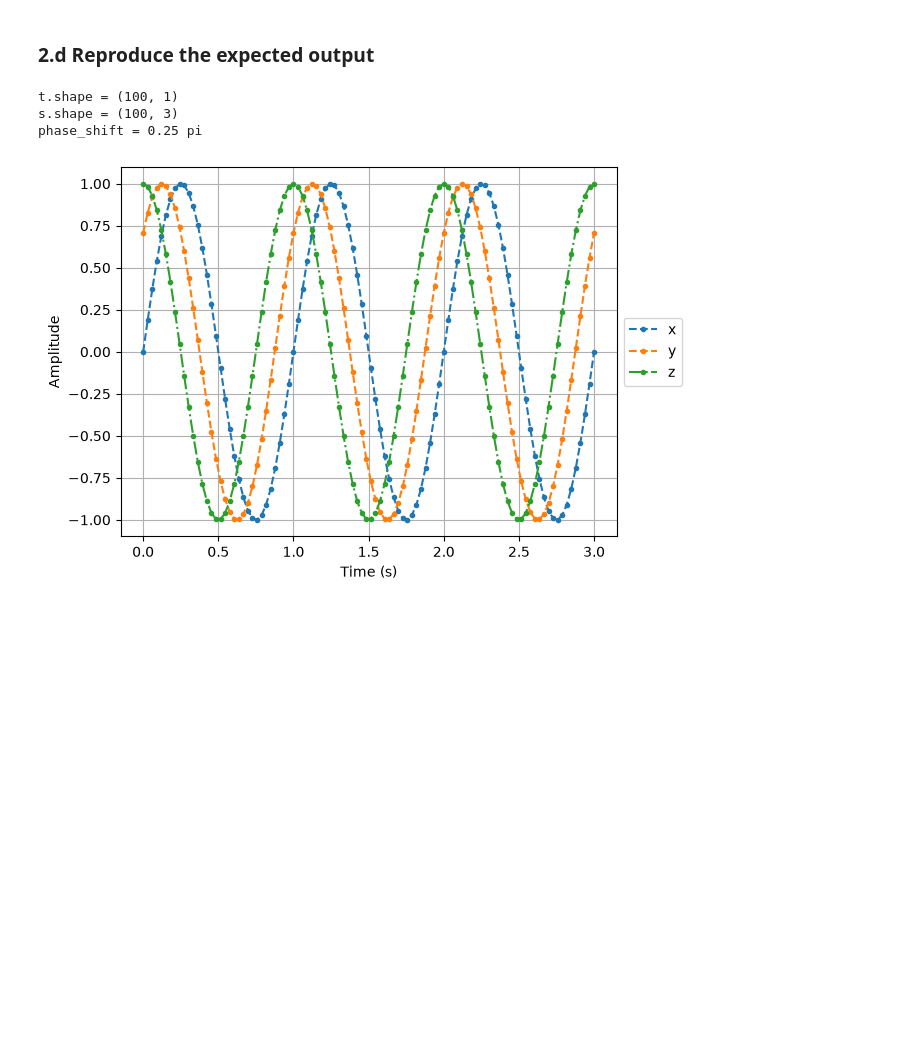
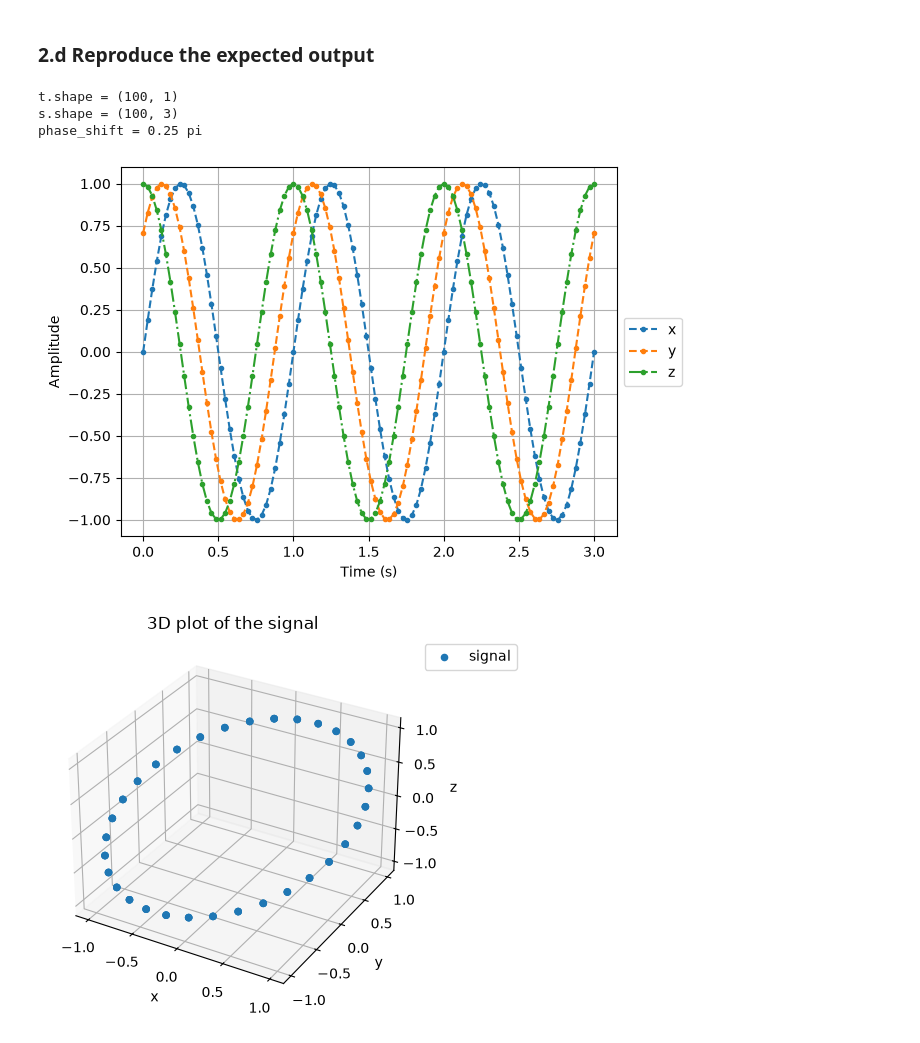
Before and after one commit to ValentinBAL-student/IEAP-pre-series-04-Python, a Jupyter notebook: IEAP-pre-series 04.ipynb, the cells around one changed output. Cells and saved outputs as stored; diff of their text form; code cells hidden in the pictures; blank space fills up the shorter version.

Commit message:
Creating the 3D plot and finish the 1st part of assignment

```diff
--- a/IEAP-pre-series 04.ipynb
+++ b/IEAP-pre-series 04.ipynb
@@ -62,19 +62,30 @@ print(time.shape)    # (n_samples, 1)
 # %%
 print(f"t.shape = {time.shape}")
 print(f"s.shape = {signal.shape}")
 print(f"phase_shift = {phase_shift / np.pi:g} pi")
 
 # --- 2D plot
 plt.figure()
 for i, (label, ls) in enumerate(zip("xyz", ["--", "--", "-."])):
     plt.plot(time, signal[:, i], marker=".", linestyle=ls, label=label)
 plt.xlabel("Time (s)")
 plt.ylabel("Amplitude")
 plt.grid(True)
 plt.legend(loc="center left", bbox_to_anchor=(1, 0.5))
 plt.show()
+# --- 3D plot
+fig = plt.figure()
+ax = fig.add_subplot(projection="3d")
+ax.scatter(signal[:, 0], signal[:, 1], signal[:, 2], label="signal")
+ax.set_xlabel("x")
+ax.set_ylabel("y")
+ax.set_zlabel("z")
+ax.set_title("3D plot of the signal")
+ax.legend(loc="upper left", bbox_to_anchor=(1, 1))
+plt.show()
 # %% [output]
 t.shape = (100, 1)
 s.shape = (100, 3)
 phase_shift = 0.25 pi
 [figure]
+[figure, added]
```
